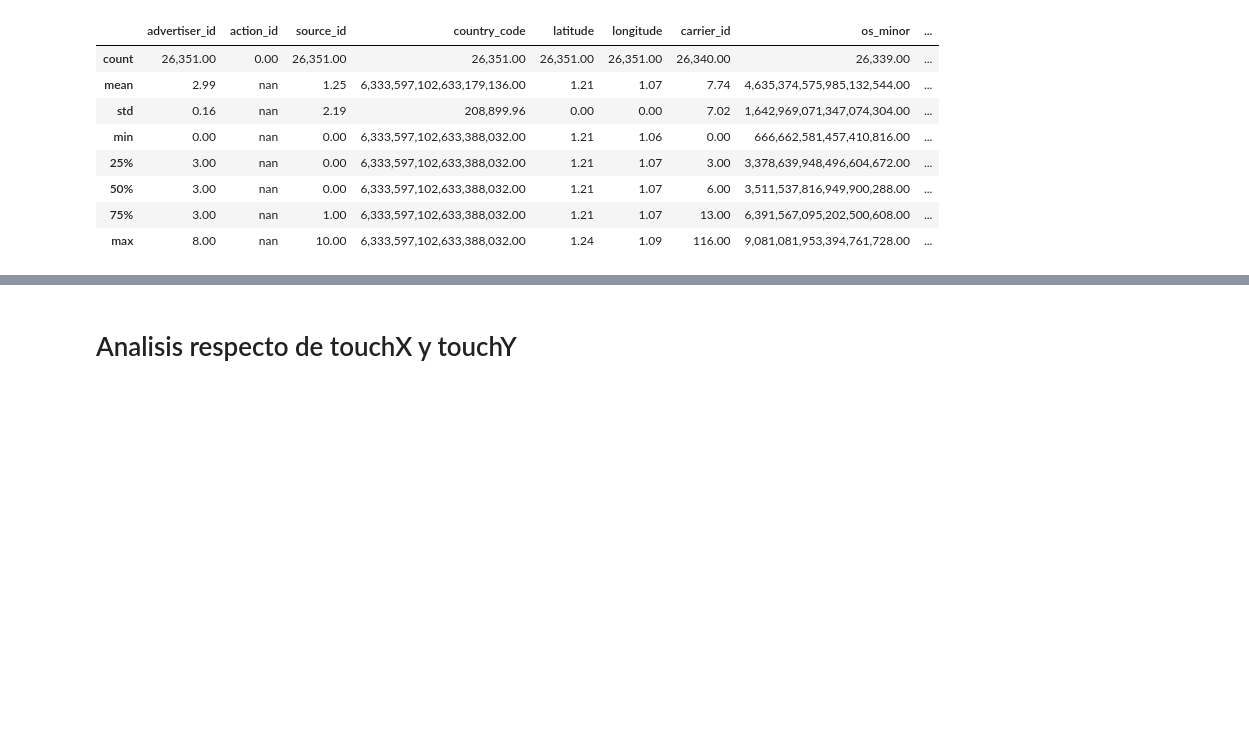
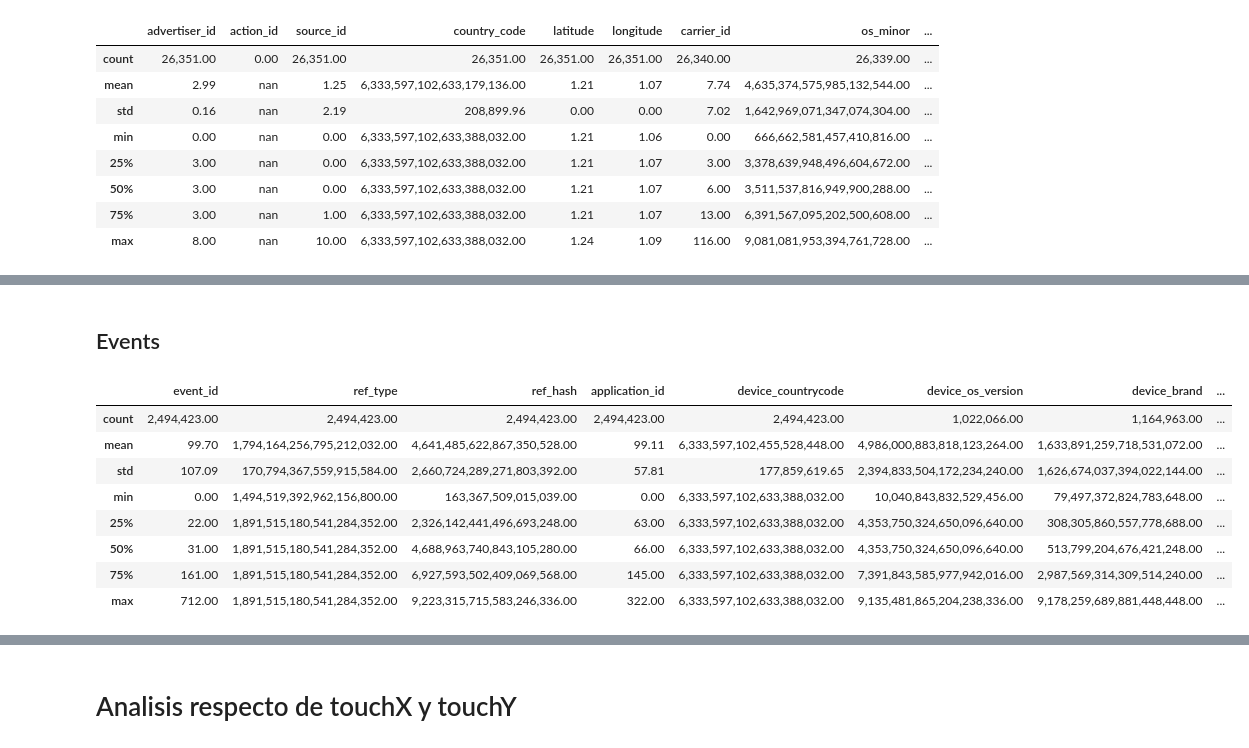
Before and after one commit to EugeniaFranchi/TP-Datos-2019, a Jupyter notebook: TP1.ipynb, the cells around one changed output, grey strips where cells are left out. Drawn from its saved outputs; the diff is of its cells as text; code cells hidden in the pictures; blank space fills up the shorter version.

```diff
--- a/TP1.ipynb
+++ b/TP1.ipynb
@@ -29,0 +47,15 @@ clicks.describe()
+# %% [markdown]
+## Events
+# %%
+events = pd.read_csv('events.csv',low_memory=False)
+events.describe()
+# %% [output]
+|  | event_id | ref_type | ref_hash | application_id | device_countrycode | device_os_version | device_brand | ... |
+| count | 2,494,423.00 | 2,494,423.00 | 2,494,423.00 | 2,494,423.00 | 2,494,423.00 | 1,022,066.00 | 1,164,963.00 | ... |
+| mean | 99.70 | 1,794,164,256,795,212,032.00 | 4,641,485,622,867,350,528.00 | 99.11 | 6,333,597,102,455,528,448.00 | 4,986,000,883,818,123,264.00 | 1,633,891,259,718,531,072.00 | ... |
+| std | 107.09 | 170,794,367,559,915,584.00 | 2,660,724,289,271,803,392.00 | 57.81 | 177,859,619.65 | 2,394,833,504,172,234,240.00 | 1,626,674,037,394,022,144.00 | ... |
+| min | 0.00 | 1,494,519,392,962,156,800.00 | 163,367,509,015,039.00 | 0.00 | 6,333,597,102,633,388,032.00 | 10,040,843,832,529,456.00 | 79,497,372,824,783,648.00 | ... |
+| 25% | 22.00 | 1,891,515,180,541,284,352.00 | 2,326,142,441,496,693,248.00 | 63.00 | 6,333,597,102,633,388,032.00 | 4,353,750,324,650,096,640.00 | 308,305,860,557,778,688.00 | ... |
+| 50% | 31.00 | 1,891,515,180,541,284,352.00 | 4,688,963,740,843,105,280.00 | 66.00 | 6,333,597,102,633,388,032.00 | 4,353,750,324,650,096,640.00 | 513,799,204,676,421,248.00 | ... |
+| 75% | 161.00 | 1,891,515,180,541,284,352.00 | 6,927,593,502,409,069,568.00 | 145.00 | 6,333,597,102,633,388,032.00 | 7,391,843,585,977,942,016.00 | 2,987,569,314,309,514,240.00 | ... |
+| max | 712.00 | 1,891,515,180,541,284,352.00 | 9,223,315,715,583,246,336.00 | 322.00 | 6,333,597,102,633,388,032.00 | 9,135,481,865,204,238,336.00 | 9,178,259,689,881,448,448.00 | ... |
```
Also changed, not shown: parts of 8 cells of this notebook.
